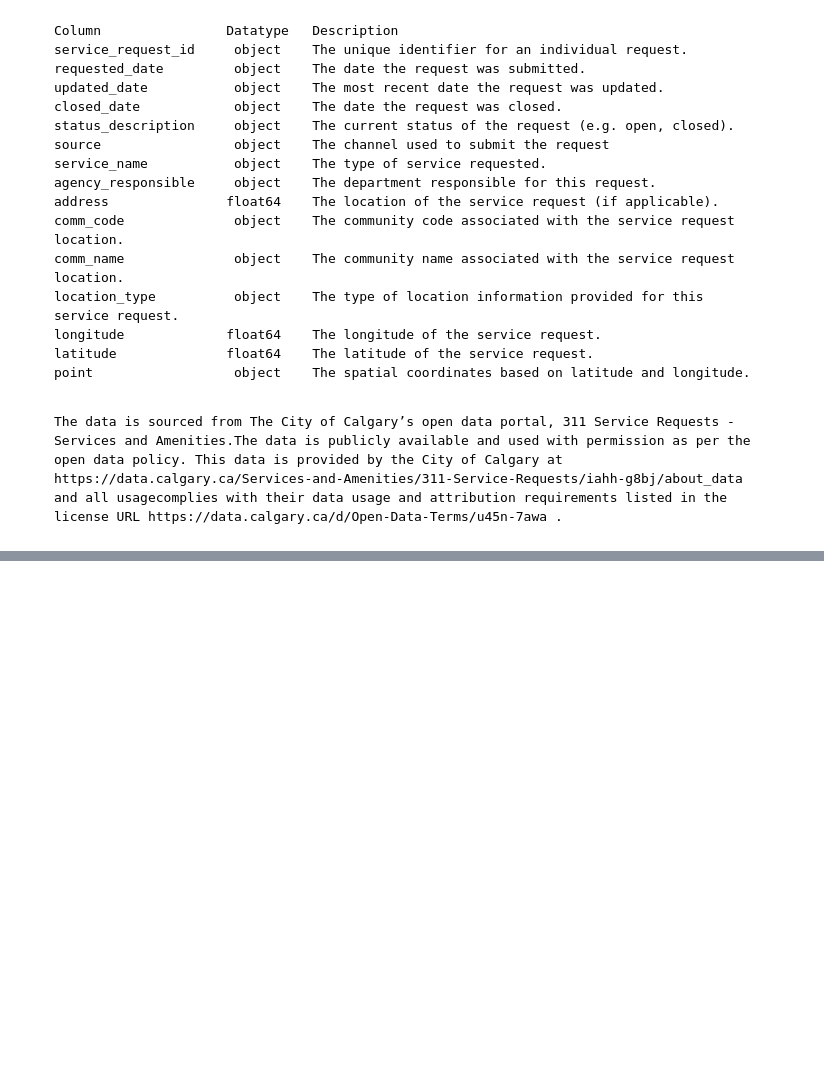
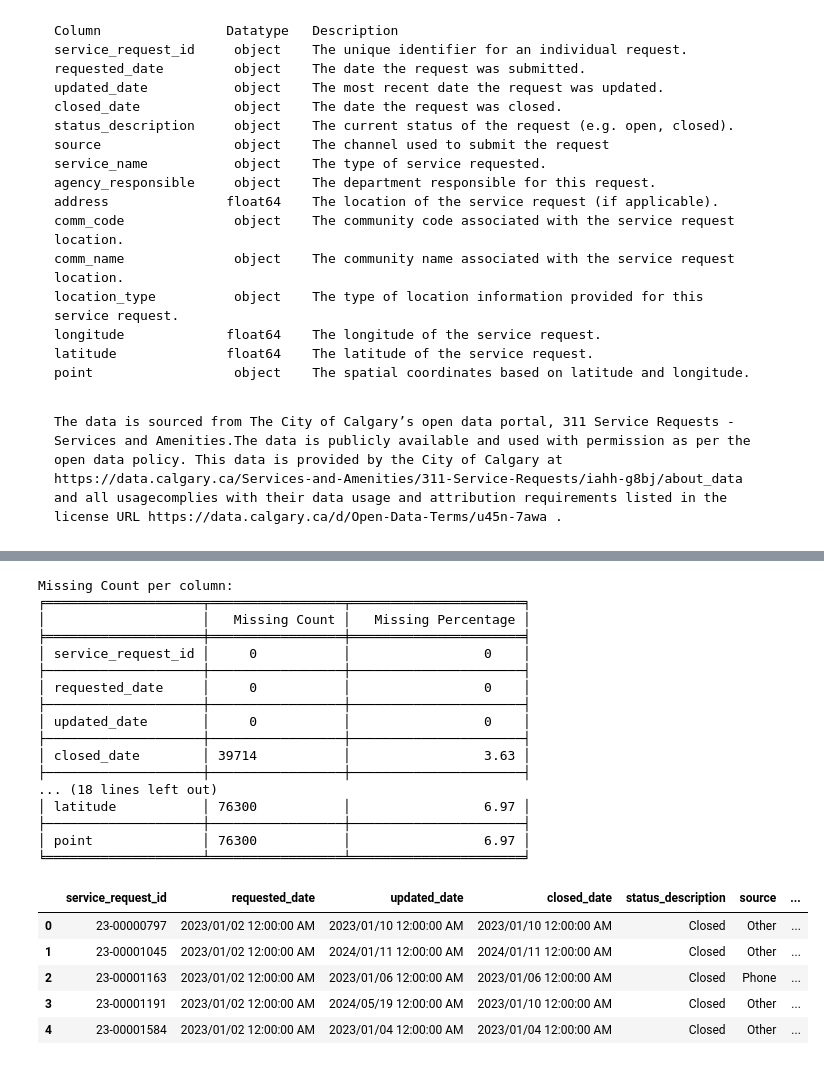
Before and after one commit to AnithaUofC/311ServiceRequests, a Jupyter notebook: Report.ipynb, the cells around one changed output, grey strips where cells are left out. Saved outputs shown, nothing was run; the diff lists cells and outputs as text; code cells hidden in the pictures; blank space fills up the shorter version.

```diff
--- a/Report.ipynb
+++ b/Report.ipynb
@@ -75,0 +172,41 @@
+# %%
+# Inspecting  data
+
+missingDataSum = df.isna().sum()
+missingDataPercentage = (df.isnull().mean() * 100).round(2)
+missingData = pd.DataFrame({
+    "Missing Count": missingDataSum,
+    "Missing Percentage": missingDataPercentage
+})
+
+pd.options.display.float_format = '{:.2f}'.format
+print("\n\033[1m"+"Missing Count per column:"+"\033[0m")
+print(tabulate(missingData, headers='keys', tablefmt='fancy_grid'))
+
+#The dataframe(DF) is copied to another DF variable if in case there is a need for original DF
+originalDF = df
+display(df.head(5))
+# %% [output]
+Missing Count per column:
+╒════════════════════╤═════════════════╤══════════════════════╕
+│                    │   Missing Count │   Missing Percentage │
+╞════════════════════╪═════════════════╪══════════════════════╡
+│ service_request_id │     0           │                 0    │
+├────────────────────┼─────────────────┼──────────────────────┤
+│ requested_date     │     0           │                 0    │
+├────────────────────┼─────────────────┼──────────────────────┤
+│ updated_date       │     0           │                 0    │
+├────────────────────┼─────────────────┼──────────────────────┤
+│ closed_date        │ 39714           │                 3.63 │
+├────────────────────┼─────────────────┼──────────────────────┤
+... (18 lines left out)
+│ latitude           │ 76300           │                 6.97 │
+├────────────────────┼─────────────────┼──────────────────────┤
+│ point              │ 76300           │                 6.97 │
+╘════════════════════╧═════════════════╧══════════════════════╛
+|  | service_request_id | requested_date | updated_date | closed_date | status_description | source | ... |
+| 0 | 23-00000797 | 2023/01/02 12:00:00 AM | 2023/01/10 12:00:00 AM | 2023/01/10 12:00:00 AM | Closed | Other | ... |
+| 1 | 23-00001045 | 2023/01/02 12:00:00 AM | 2024/01/11 12:00:00 AM | 2024/01/11 12:00:00 AM | Closed | Other | ... |
+| 2 | 23-00001163 | 2023/01/02 12:00:00 AM | 2023/01/06 12:00:00 AM | 2023/01/06 12:00:00 AM | Closed | Phone | ... |
+| 3 | 23-00001191 | 2023/01/02 12:00:00 AM | 2024/05/19 12:00:00 AM | 2023/01/10 12:00:00 AM | Closed | Other | ... |
+| 4 | 23-00001584 | 2023/01/02 12:00:00 AM | 2023/01/04 12:00:00 AM | 2023/01/04 12:00:00 AM | Closed | Other | ... |
```
Also changed, not shown: parts of 14 cells of this notebook.
